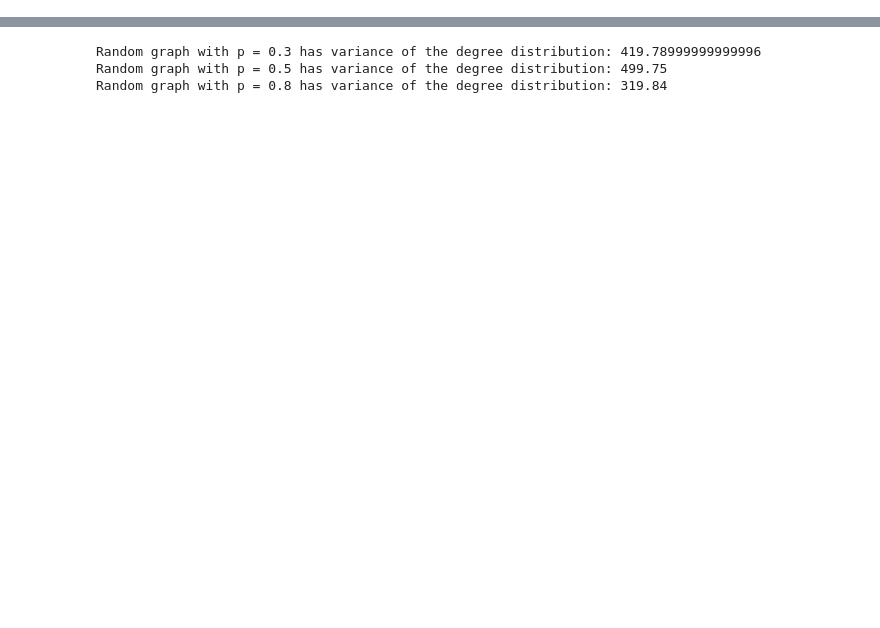
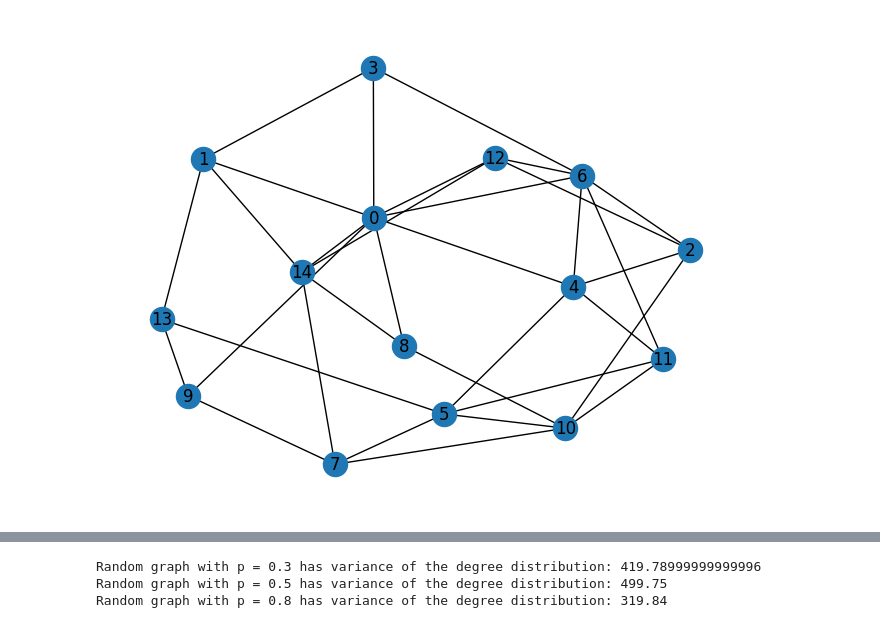
Before and after one commit to KohutMaria/Diffusion-processes, a Jupyter notebook: DPOCN_3.ipynb, the cells around one changed output, grey strips where cells are left out. Saved outputs shown, nothing was run; the diff lists cells and outputs as text; code cells hidden in the pictures; blank space fills up the shorter version.

```diff
--- a/DPOCN_3.ipynb
+++ b/DPOCN_3.ipynb
@@ -14,3 +14,15 @@ def random_graph(N, p):
             if q < p:
                 G.add_edge(i, j)
     return G
+# %%
+N = 15
+p_1 = 0.3
+p_2 = 0.5
+p_3 = 0.8
+random_1 = random_graph(N, p_1)
+random_2 = random_graph(N, p_2)
+random_3 = random_graph(N, p_3)
+# %%
+nx.draw(random_1, with_labels = True)
+# %% [output]
+[figure, added]
```
Also changed, not shown: parts of 21 cells of this notebook.
